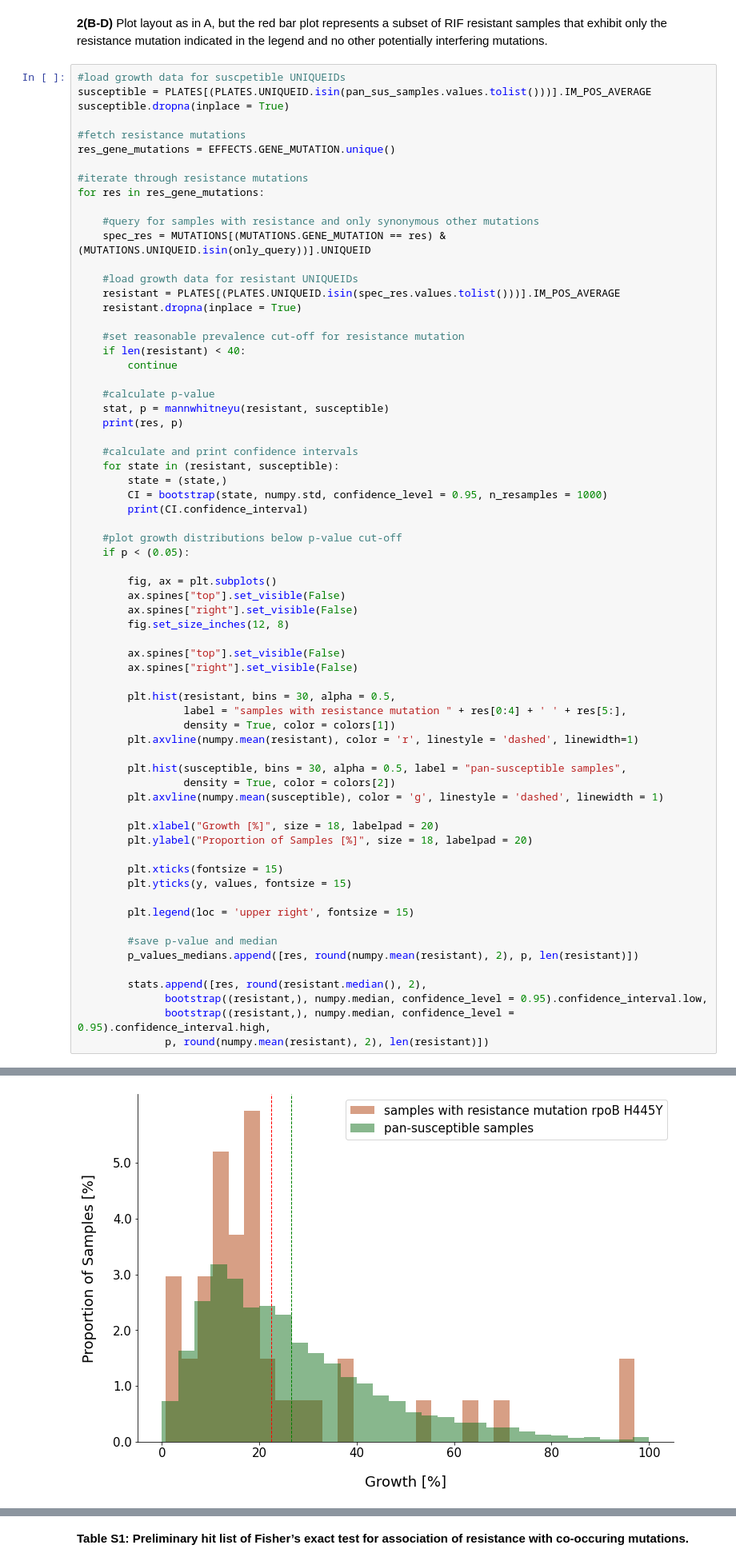
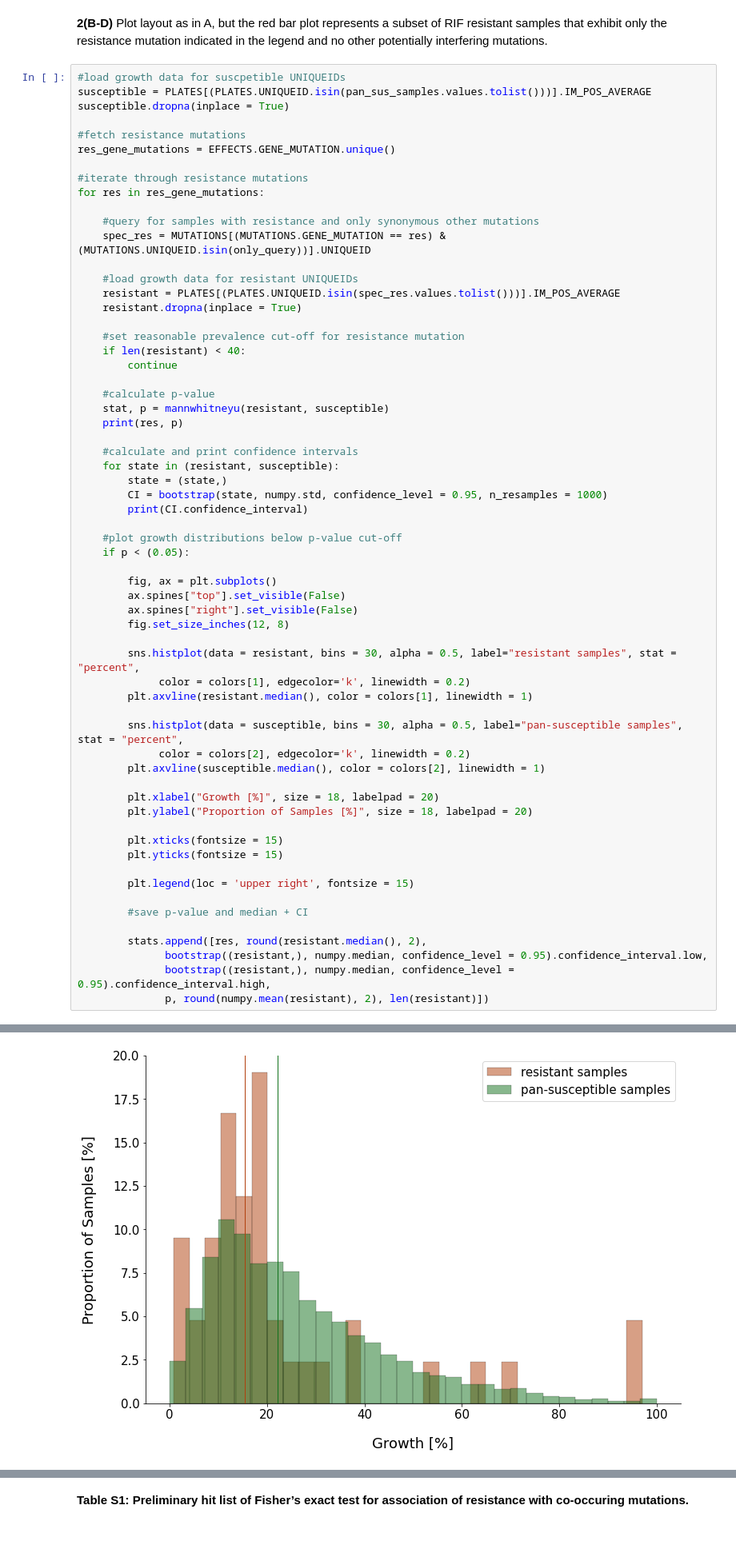
Before and after one commit to fowler-lab/tb-rnap-compensation, a Jupyter notebook: Recreate_figures_paper.ipynb, the cells around one changed output, grey strips where cells are left out. Shown at 80% size. Drawn from its saved outputs; the diff is of its cells as text; blank space fills up the shorter version.

```diff
--- a/Recreate_figures_paper.ipynb
+++ b/Recreate_figures_paper.ipynb
@@ -474,28 +369,23 @@ for res in res_gene_mutations:
         ax.spines["right"].set_visible(False)
         fig.set_size_inches(12, 8)
 
-        ax.spines["top"].set_visible(False)
-        ax.spines["right"].set_visible(False)
+        sns.histplot(data = resistant, bins = 30, alpha = 0.5, label="resistant samples", stat = "percent",
+             color = colors[1], edgecolor='k', linewidth = 0.2)
+        plt.axvline(resistant.median(), color = colors[1], linewidth = 1)
 
-        plt.hist(resistant, bins = 30, alpha = 0.5,
-                 label = "samples with resistance mutation " + res[0:4] + ' ' + res[5:],
-                 density = True, color = colors[1])
-        plt.axvline(numpy.mean(resistant), color = 'r', linestyle = 'dashed', linewidth=1)
-
-        plt.hist(susceptible, bins = 30, alpha = 0.5, label = "pan-susceptible samples",
-                 density = True, color = colors[2])
-        plt.axvline(numpy.mean(susceptible), color = 'g', linestyle = 'dashed', linewidth = 1)
+        sns.histplot(data = susceptible, bins = 30, alpha = 0.5, label="pan-susceptible samples", stat = "percent",
+             color = colors[2], edgecolor='k', linewidth = 0.2)
+        plt.axvline(susceptible.median(), color = colors[2], linewidth = 1)
 
         plt.xlabel("Growth [%]", size = 18, labelpad = 20)
         plt.ylabel("Proportion of Samples [%]", size = 18, labelpad = 20)
 
         plt.xticks(fontsize = 15)
-        plt.yticks(y, values, fontsize = 15)
+        plt.yticks(fontsize = 15)
 
         plt.legend(loc = 'upper right', fontsize = 15)
 
-        #save p-value and median
-        p_values_medians.append([res, round(numpy.mean(resistant), 2), p, len(resistant)])
+        #save p-value and median + CI
 
         stats.append([res, round(resistant.median(), 2),
               bootstrap((resistant,), numpy.median, confidence_level = 0.95).confidence_interval.low,
@@ -515 +405 @@ ConfidenceInterval(low=17.82744464521915, high=18.714838423019827)
-[figure, old version]
+[figure, new version]
```
Also changed, not shown: parts of 19 cells of this notebook.
